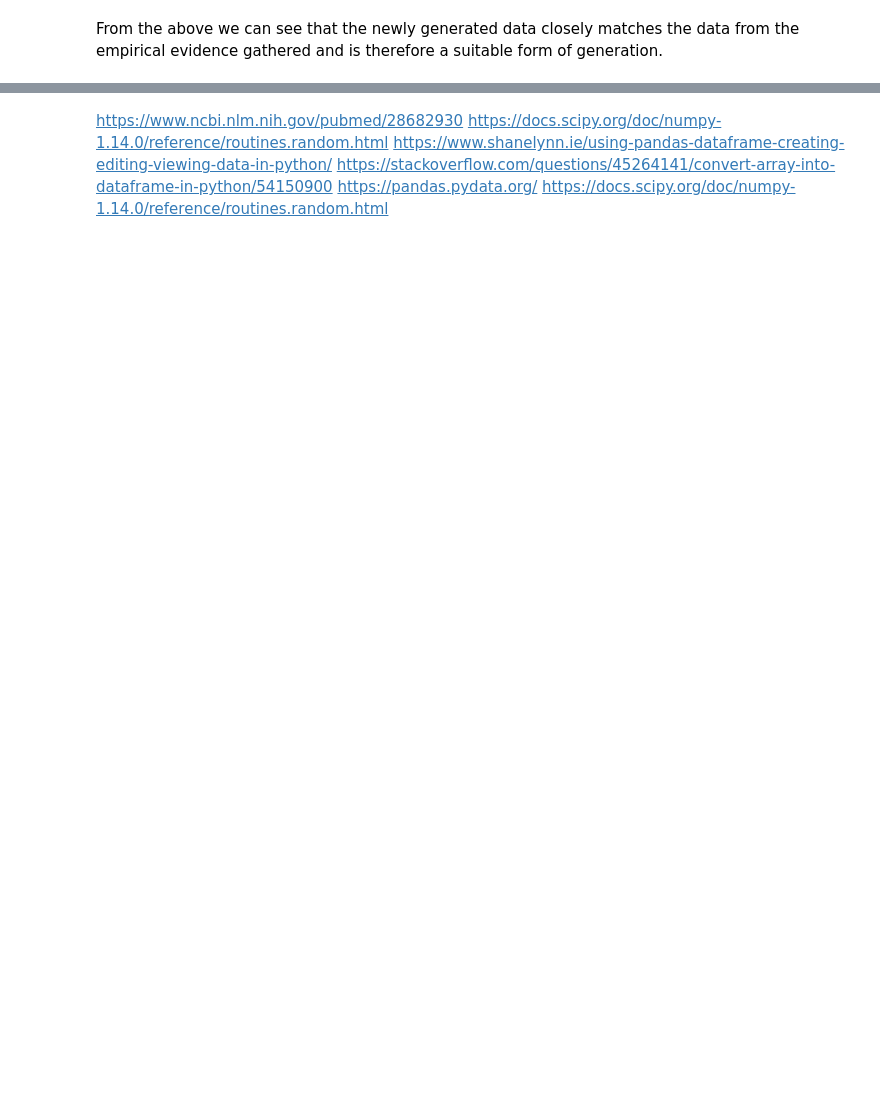
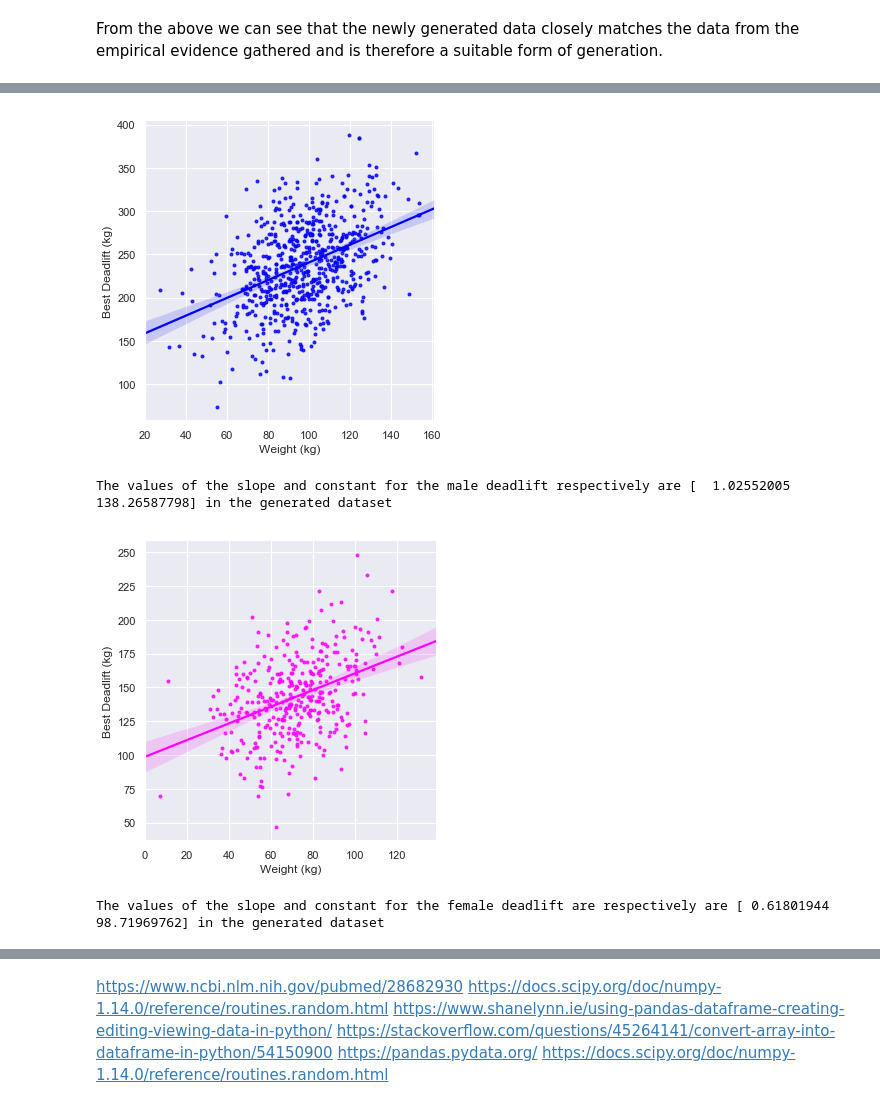
Before and after one commit to IanWafer/Programming-Project, a Jupyter notebook: Simulated Real World Phenomenon.ipynb, the cells around one changed output, grey strips where cells are left out. Cells and saved outputs as stored; diff of their text form; code cells hidden in the pictures; blank space fills up the shorter version.

Commit message:
Further values and comments added.

```diff
--- a/Simulated Real World Phenomenon.ipynb
+++ b/Simulated Real World Phenomenon.ipynb
@@ -554,3 +563,40 @@ NewDF.head()
+# %%
+# Check the newly generated deadlift values to compare against the original dataset to check if the values closely match.
+
+# Filter new dataset values to male only
+
+df_M3 = NewDF[NewDF['Sex'] == 'Male']
+
+sns.lmplot(x='Weight (kg)', y='Best Deadlift (kg)',
+           palette=['blue'], hue='Sex', markers='.',
+           legend=None,
+           data=df_M3)
+plt.show()
+
+Bw_list_M3 = df_M3[df_M3.columns[2]].tolist() # Convert BodyweightKg column into a list
+B_list_M3 = df_M3[df_M3.columns[5]].tolist() # Convert Best3DeadliftKg column into a list
+
+print('The values of the slope and constant for the male deadlift respectively are', np.polyfit(Bw_list_M3, B_list_M3, 1), 'in the generated dataset')
+
+# Filter new dataset values to female only
+
+df_F3 = NewDF[NewDF['Sex'] == 'Female']
+
+sns.lmplot(x='Weight (kg)', y='Best Deadlift (kg)',
+           palette=['magenta'], hue='Sex', markers='.',
+           legend=None,
+           data=df_F3)
+plt.show()
+
+Bw_list_F3 = df_F3[df_F3.columns[2]].tolist() # Convert BodyweightKg column into a list
+B_list_F3 = df_F3[df_F3.columns[5]].tolist() # Convert Best3DeadliftKg column into a list
+
+print('The values of the slope and constant for the female deadlift are respectively are', np.polyfit(Bw_list_F3,B_list_F3, 1), 'in the generated dataset')
+# %% [output]
+[figure, added]
+The values of the slope and constant for the male deadlift respectively are [  1.02552005 138.26587798] in the generated dataset
+[figure, added]
+The values of the slope and constant for the female deadlift are respectively are [ 0.61801944 98.71969762] in the generated dataset
 # %%
 # Final Column
 
```
Also changed, not shown: parts of 18 cells of this notebook.
